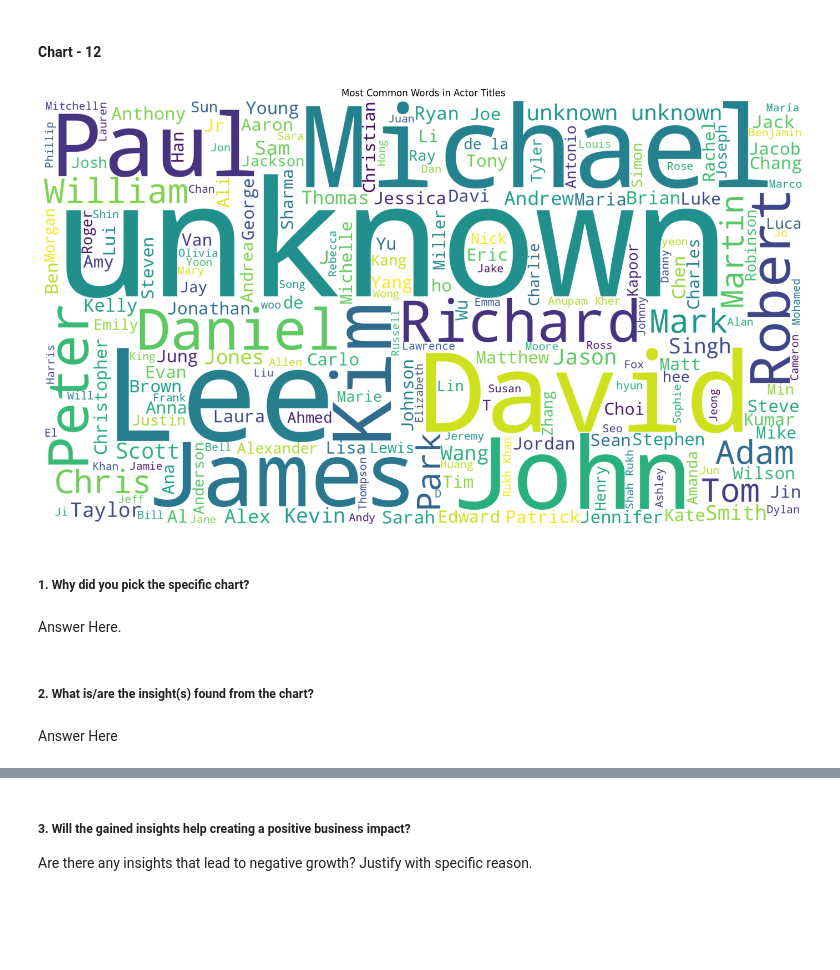
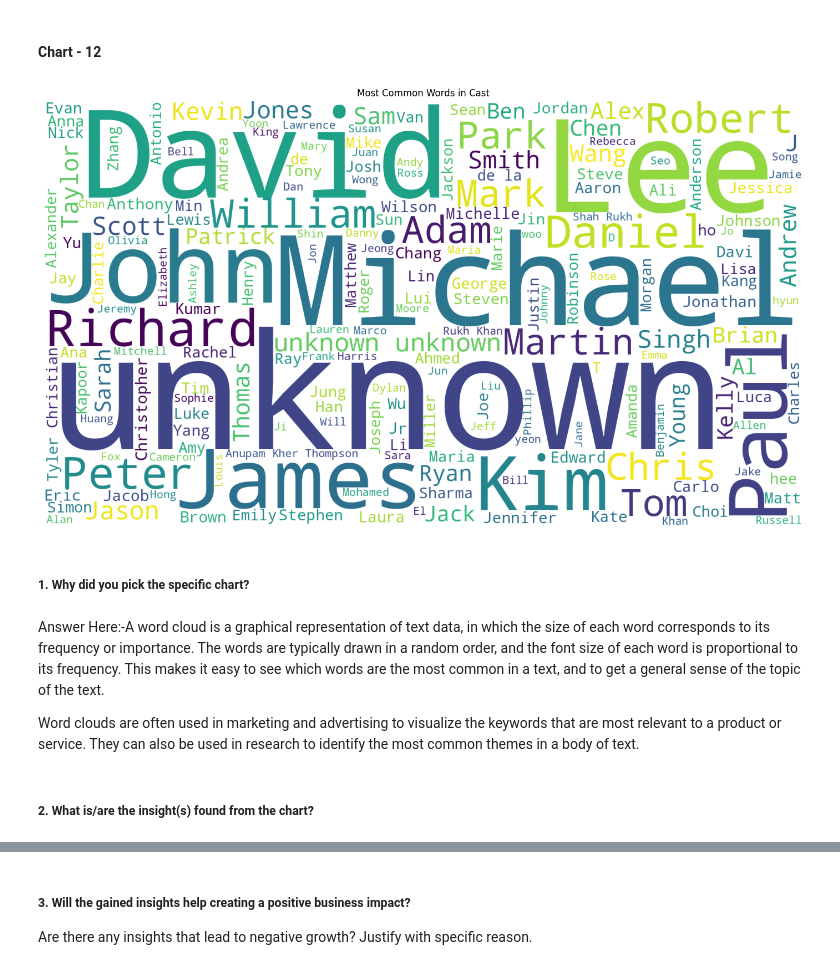
Before and after one commit to sanidhya1996/Unsupervised-ML., a Jupyter notebook: NETFLIX_MOVIES_AND_TV_SHOWS_CLUSTERING.ipynb, the cells around one changed output, grey strips where cells are left out. Cells and saved outputs as stored; diff of their text form; code cells hidden in the pictures; blank space fills up the shorter version.

```diff
--- a/NETFLIX_MOVIES_AND_TV_SHOWS_CLUSTERING.ipynb
+++ b/NETFLIX_MOVIES_AND_TV_SHOWS_CLUSTERING.ipynb
@@ -833,25 +882,25 @@ Answer Here
 # %%
 # Chart - 12 visualization code
 #removal of stop words
 stopwords = set(STOPWORDS)
 
 plt.subplots(figsize=(25,10))
 wordcloud = WordCloud(
                           background_color='white',stopwords=stopwords,
                           width=1920,
                           height=1080
                          ).generate(" ".join(df.cast))
-plt.title('Most Common Words in Actor Titles')
+plt.title('Most Common Words in Cast')
 plt.imshow(wordcloud)
 plt.axis('off')
 plt.show()
 # %% [output]
-[figure, old version]
+[figure, new version]
 # %% [markdown]
 ##### 1. Why did you pick the specific chart?
-# %% [markdown]
-Answer Here.
+# %% [markdown]
+Answer Here:-A word cloud is a graphical representation of text data, in which the size of each word corresponds to its frequency or importance. The words are typically drawn in a random order, and the font size of each word is proportional to its frequency. This makes it easy to see which words are the most common in a text, and to get a general sense of the topic of the text.
+
+Word clouds are often used in marketing and advertising to visualize the keywords that are most relevant to a product or service. They can also be used in research to identify the most common themes in a body of text.
 # %% [markdown]
 ##### 2. What is/are the insight(s) found from the chart?
-# %% [markdown]
-Answer Here
```
Also changed, not shown: parts of 31 cells of this notebook.
